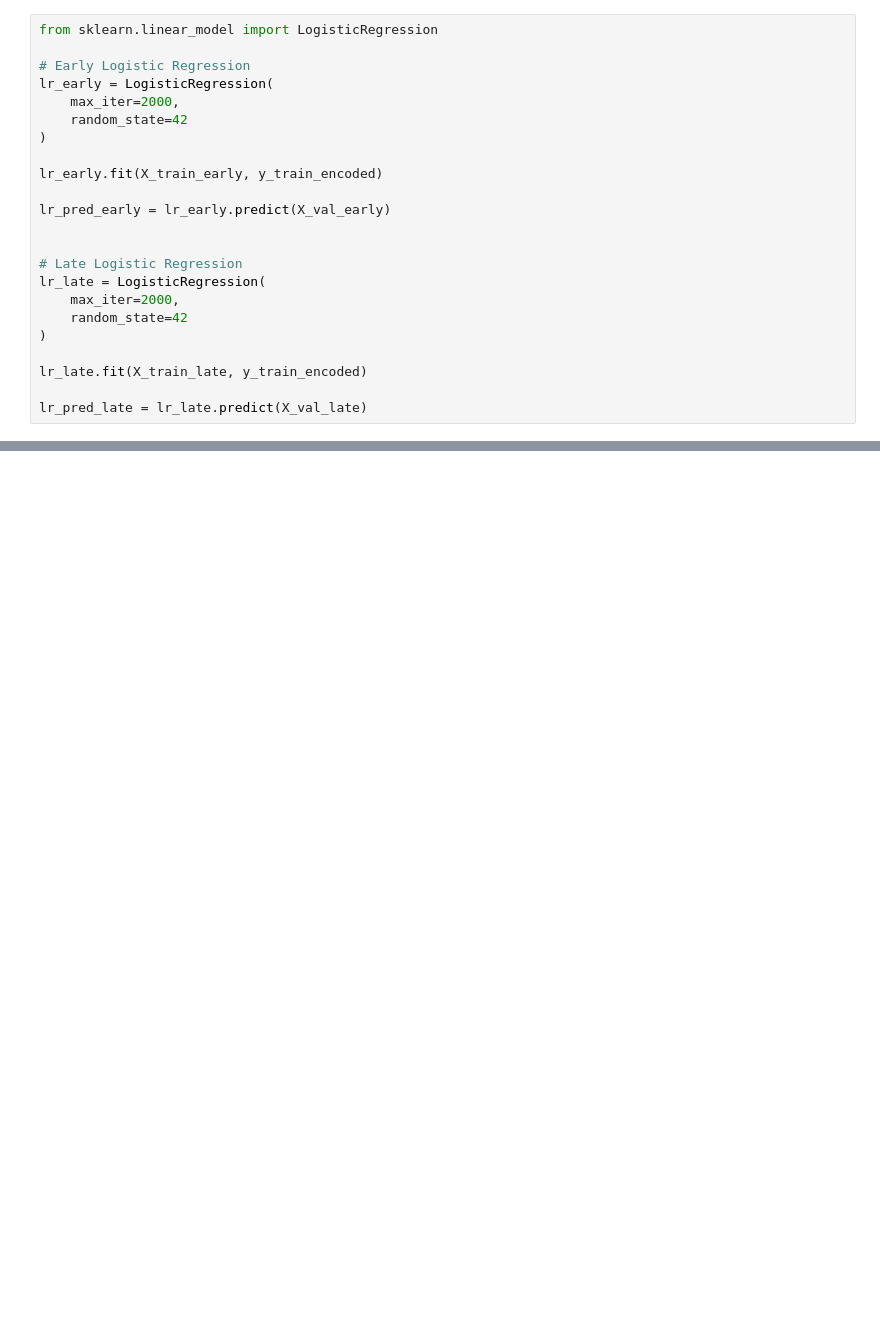
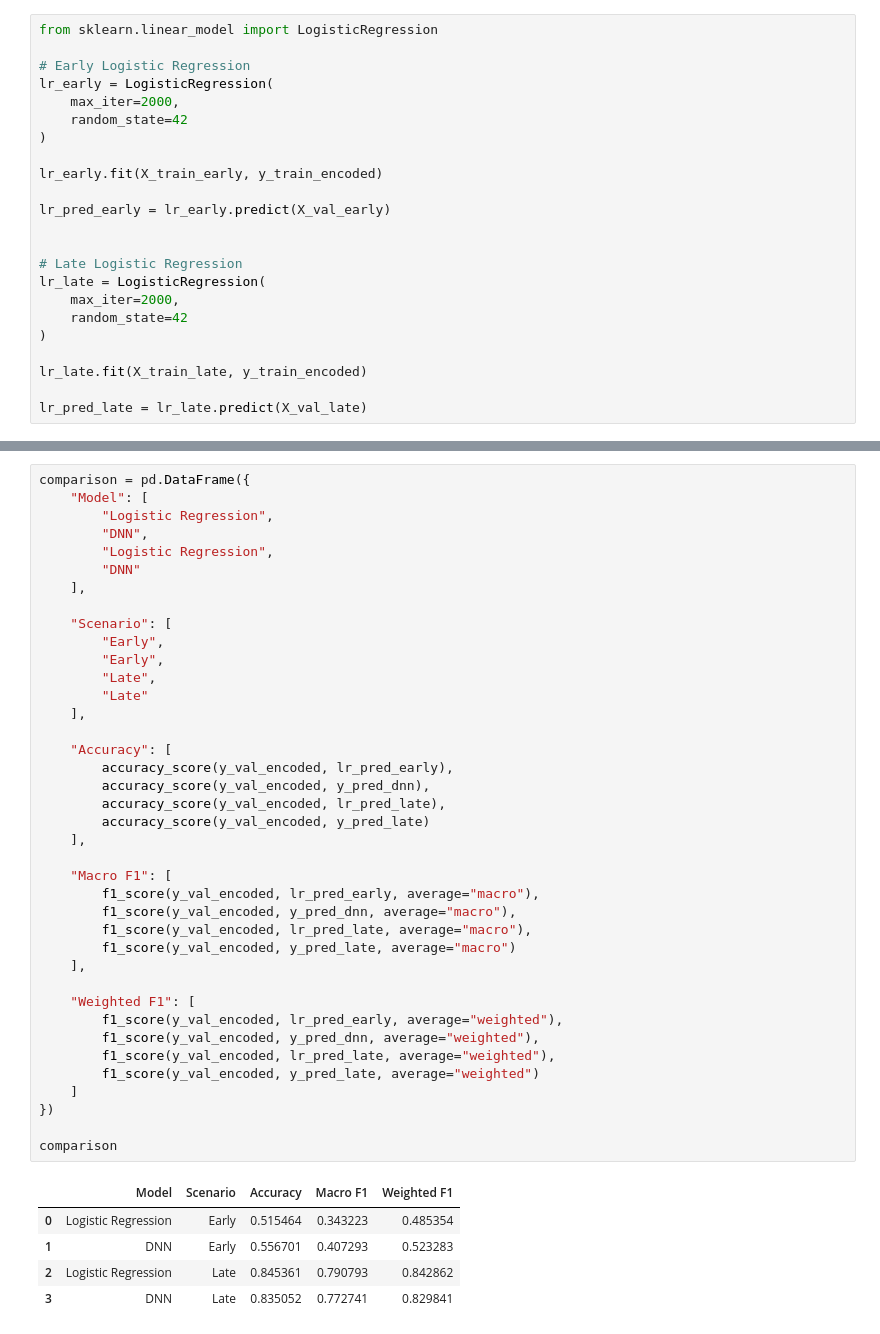
Before and after one commit to theparvmahajan/student-performance-dnn, a Jupyter notebook: notebooks/05_model_comparison.ipynb, the cells around one changed output, grey strips where cells are left out. Drawn from its saved outputs; the diff is of its cells as text; blank space fills up the shorter version.

```diff
--- a/notebooks/05_model_comparison.ipynb
+++ b/notebooks/05_model_comparison.ipynb
@@ -196,0 +333,45 @@ NameError: name 'y_pred_dnn' is not defined
+# %%
+comparison = pd.DataFrame({
+    "Model": [
+        "Logistic Regression",
+        "DNN",
+        "Logistic Regression",
+        "DNN"
+    ],
+
+    "Scenario": [
+        "Early",
+        "Early",
+        "Late",
+        "Late"
+    ],
+
+    "Accuracy": [
+        accuracy_score(y_val_encoded, lr_pred_early),
+        accuracy_score(y_val_encoded, y_pred_dnn),
+        accuracy_score(y_val_encoded, lr_pred_late),
+        accuracy_score(y_val_encoded, y_pred_late)
+    ],
+
+    "Macro F1": [
+        f1_score(y_val_encoded, lr_pred_early, average="macro"),
+        f1_score(y_val_encoded, y_pred_dnn, average="macro"),
+        f1_score(y_val_encoded, lr_pred_late, average="macro"),
+        f1_score(y_val_encoded, y_pred_late, average="macro")
+    ],
+
+    "Weighted F1": [
+        f1_score(y_val_encoded, lr_pred_early, average="weighted"),
+        f1_score(y_val_encoded, y_pred_dnn, average="weighted"),
+        f1_score(y_val_encoded, lr_pred_late, average="weighted"),
+        f1_score(y_val_encoded, y_pred_late, average="weighted")
+    ]
+})
+
+comparison
+# %% [output]
+|  | Model | Scenario | Accuracy | Macro F1 | Weighted F1 |
+| 0 | Logistic Regression | Early | 0.515464 | 0.343223 | 0.485354 |
+| 1 | DNN | Early | 0.556701 | 0.407293 | 0.523283 |
+| 2 | Logistic Regression | Late | 0.845361 | 0.790793 | 0.842862 |
+| 3 | DNN | Late | 0.835052 | 0.772741 | 0.829841 |
```
Also changed, not shown: parts of 7 cells of this notebook.
